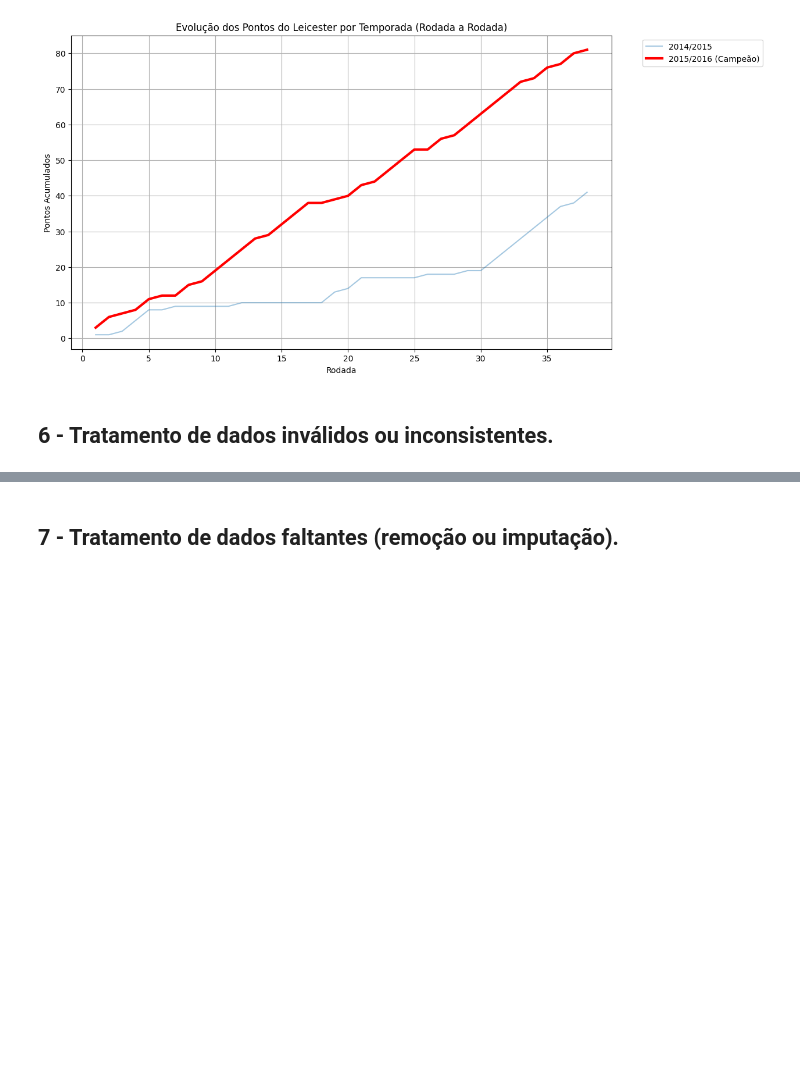
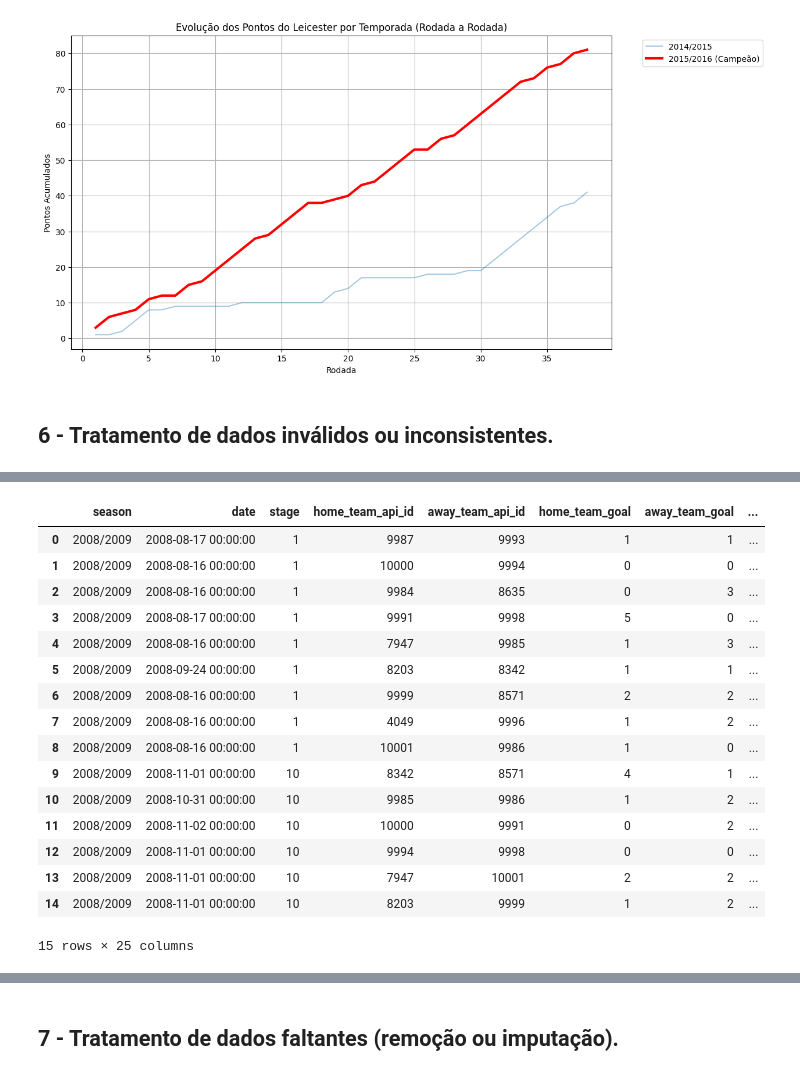
Before and after one commit to GiovaniFetzner/DataScience-BigData, a Jupyter notebook: notebook/DataScience.ipynb, the cells around one changed output, grey strips where cells are left out. Saved outputs shown, nothing was run; the diff lists cells and outputs as text; code cells hidden in the pictures; blank space fills up the shorter version.

Commit message:
Topico 6 baseado na tabela Match

```diff
--- a/notebook/DataScience.ipynb
+++ b/notebook/DataScience.ipynb
@@ -1213,0 +1227,50 @@ Pontos totais do Leicester por temporada:
+# %%
+import pandas as pd
+
+def preparar_match_para_modelo(df, limite_nulos=25):
+    print("=== Filtrando tabela MATCH ===\n")
+
+    # 1) Colunas essenciais para modelagem
+    colunas_fixas = [
+        "season", "date", "stage",
+        "home_team_api_id", "away_team_api_id",
+        "home_team_goal", "away_team_goal"
+    ]
+
+    # 2) Filtrar colunas de odds (H = home, D = draw, A = away)
+    odds_cols = [
+        c for c in df.columns
+        if any(tag in c for tag in ["H", "D", "A"])
+        and c not in colunas_fixas
+        and df[c].dtype != object
+    ]
+
+    # 3) Selecionar apenas odds com menos de X% nulos
+    odds_boas = [
+        c for c in odds_cols
+        if df[c].isna().mean() * 100 <= limite_nulos
+    ]
+
+    print("Odds selecionadas (menos de 25% nulos):")
+    for c in odds_boas:
+        pct = df[c].isna().mean() * 100
+        print(f"- {c} ({pct:.1f}% nulos)")
+    print()
+
+    # 4) Colunas que devem ser mantidas
+    colunas_finais = colunas_fixas + odds_boas
+
+    # Gera o dataframe final
+    df_filtrado = df[colunas_finais].copy()
+
+    print("Total de colunas finais:", len(colunas_finais))
+    print("Colunas selecionadas:")
+    for c in colunas_finais:
+        print(" -", c)
+
+    return df_filtrado
+
+# Execução da função
+df_modelo = preparar_match_para_modelo(matches)
+df_modelo.head(15)
+# %% [output]
@@ -1213,0 +1294,17 @@ Pontos totais do Leicester por temporada:
+|  | season | date | stage | home_team_api_id | away_team_api_id | home_team_goal | away_team_goal | ... |
+| 0 | 2008/2009 | 2008-08-17 00:00:00 | 1 | 9987 | 9993 | 1 | 1 | ... |
+| 1 | 2008/2009 | 2008-08-16 00:00:00 | 1 | 10000 | 9994 | 0 | 0 | ... |
+| 2 | 2008/2009 | 2008-08-16 00:00:00 | 1 | 9984 | 8635 | 0 | 3 | ... |
+| 3 | 2008/2009 | 2008-08-17 00:00:00 | 1 | 9991 | 9998 | 5 | 0 | ... |
+| 4 | 2008/2009 | 2008-08-16 00:00:00 | 1 | 7947 | 9985 | 1 | 3 | ... |
+| 5 | 2008/2009 | 2008-09-24 00:00:00 | 1 | 8203 | 8342 | 1 | 1 | ... |
+| 6 | 2008/2009 | 2008-08-16 00:00:00 | 1 | 9999 | 8571 | 2 | 2 | ... |
+| 7 | 2008/2009 | 2008-08-16 00:00:00 | 1 | 4049 | 9996 | 1 | 2 | ... |
+| 8 | 2008/2009 | 2008-08-16 00:00:00 | 1 | 10001 | 9986 | 1 | 0 | ... |
+| 9 | 2008/2009 | 2008-11-01 00:00:00 | 10 | 8342 | 8571 | 4 | 1 | ... |
+| 10 | 2008/2009 | 2008-10-31 00:00:00 | 10 | 9985 | 9986 | 1 | 2 | ... |
+| 11 | 2008/2009 | 2008-11-02 00:00:00 | 10 | 10000 | 9991 | 0 | 2 | ... |
+| 12 | 2008/2009 | 2008-11-01 00:00:00 | 10 | 9994 | 9998 | 0 | 0 | ... |
+| 13 | 2008/2009 | 2008-11-01 00:00:00 | 10 | 7947 | 10001 | 2 | 2 | ... |
+| 14 | 2008/2009 | 2008-11-01 00:00:00 | 10 | 8203 | 9999 | 1 | 2 | ... |
+15 rows × 25 columns
```
Also changed, not shown: parts of 3 cells of this notebook.
